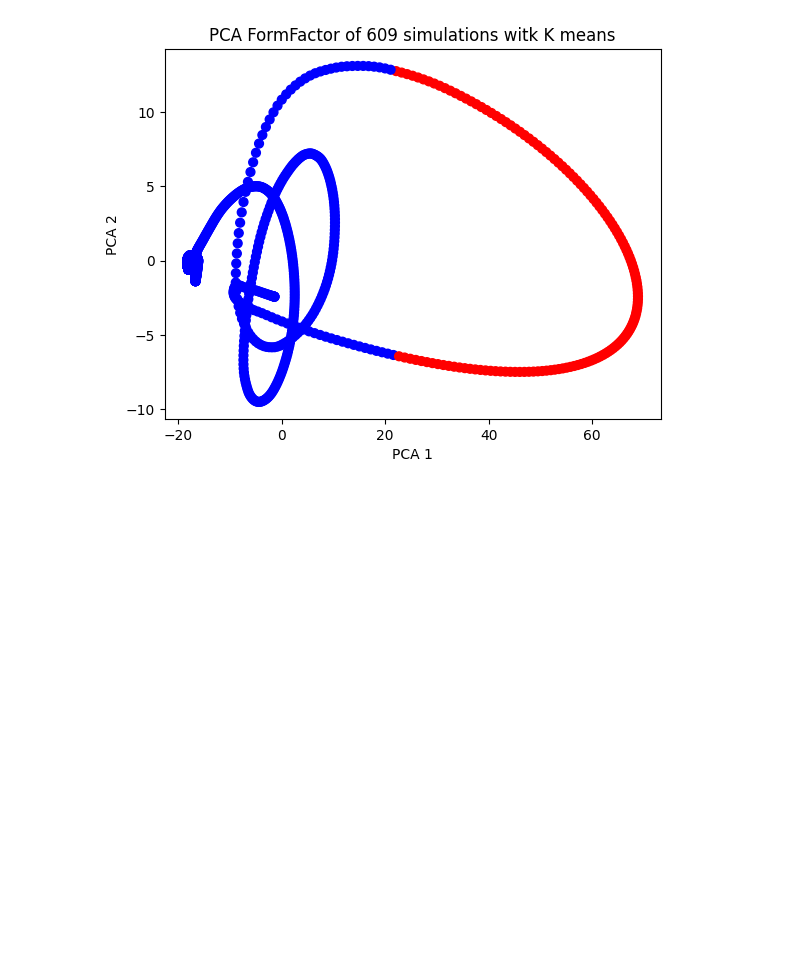
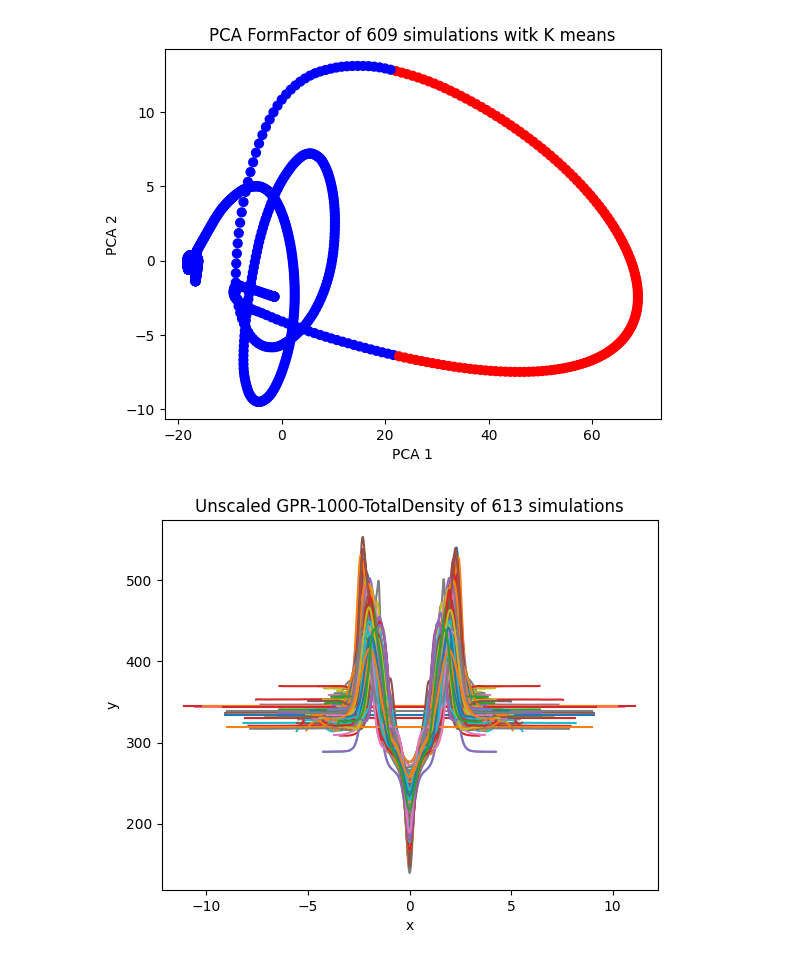
Before and after one commit to K123AsJ0k1/CellScatter, a Jupyter notebook: EDA.ipynb, the cells around one changed output. Saved outputs shown, nothing was run; the diff lists cells and outputs as text; code cells hidden in the pictures; blank space fills up the shorter version.

```diff
--- a/EDA.ipynb
+++ b/EDA.ipynb
@@ -152,3 +152,23 @@ plt.ylabel('PCA 2')
 plt.show()
 # %% [output]
 [figure]
+# %%
+import numpy as np
+import pandas as pd
+import matplotlib.pyplot as plt
+import json
+import os
+
+FF_df = pd.read_csv('form_factors.csv')
+TD_x_df = pd.read_csv('gpr_total_density_x_1000.csv')
+TD_y_df = pd.read_csv('gpr_total_density_y_1000.csv')
+# %%
+for i in range(0,613):
+    plt.plot(TD_x_df.iloc[i],TD_y_df.iloc[i])
+
+plt.xlabel('x')
+plt.ylabel('y')
+plt.title('Unscaled GPR-1000-TotalDensity of 613 simulations')
+plt.show()
+# %% [output]
+[figure, added]
```
Also changed, not shown: parts of 5 cells of this notebook, 1 other file.
